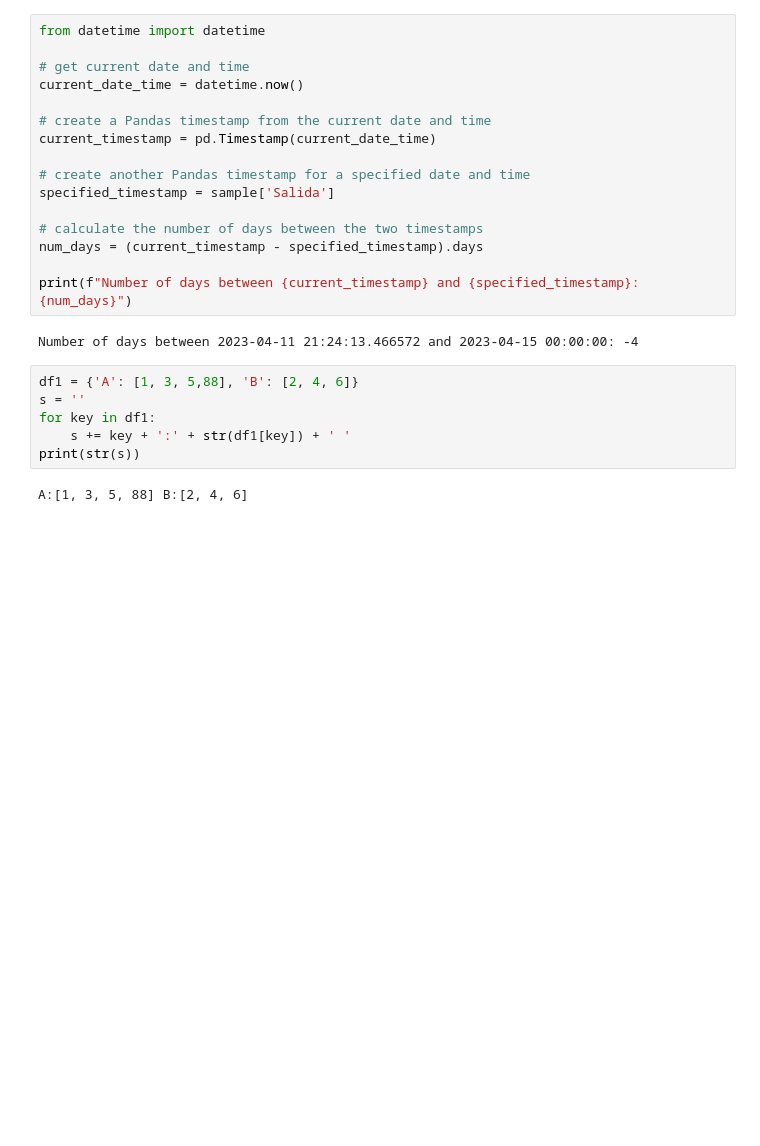
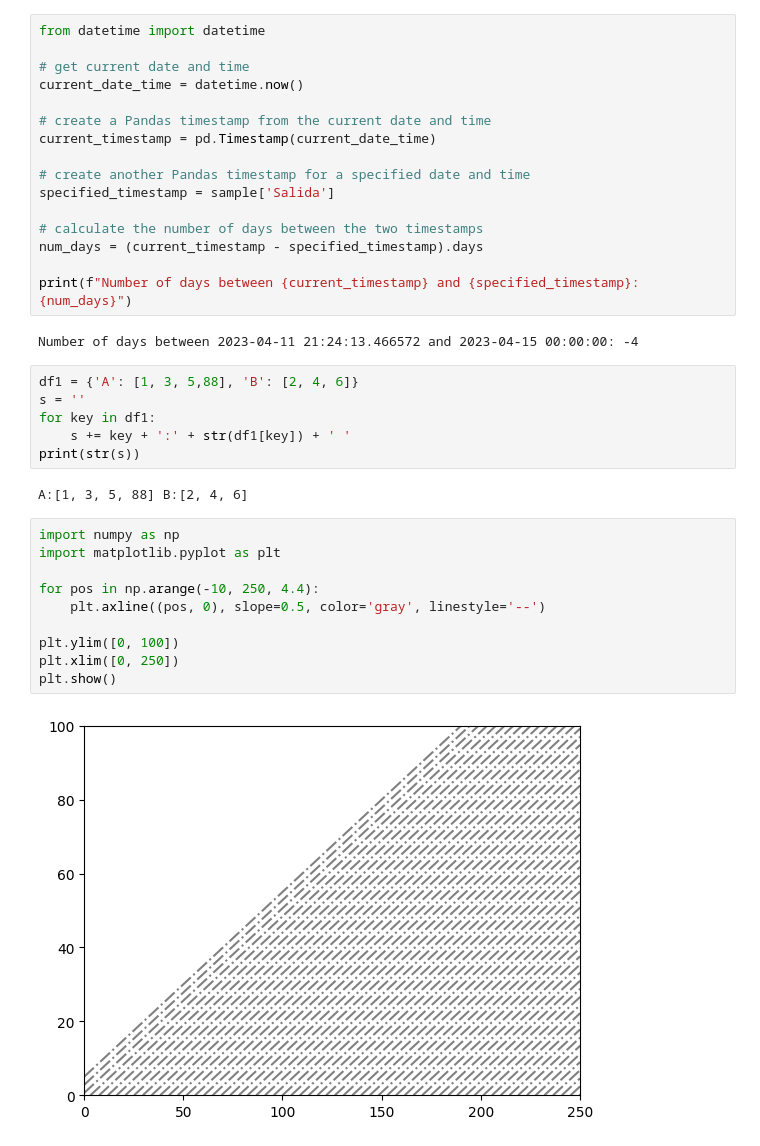
Before and after one commit to erjuran/efficient-warehouse, a Jupyter notebook: data_analysis/explore.ipynb, the cells around one changed output. Drawn from its saved outputs; the diff is of its cells as text; blank space fills up the shorter version.

Commit message:
Added slots graph

```diff
--- a/data_analysis/explore.ipynb
+++ b/data_analysis/explore.ipynb
@@ -100,3 +100,15 @@ for key in df1:
 print(str(s))
 # %% [output]
 A:[1, 3, 5, 88] B:[2, 4, 6]
+# %%
+import numpy as np
+import matplotlib.pyplot as plt
+
+for pos in np.arange(-10, 250, 4.4):
+    plt.axline((pos, 0), slope=0.5, color='gray', linestyle='--')
+
+plt.ylim([0, 100])
+plt.xlim([0, 250])
+plt.show()
+# %% [output]
+[figure, added]
```
Also changed, not shown: 16 other files.
